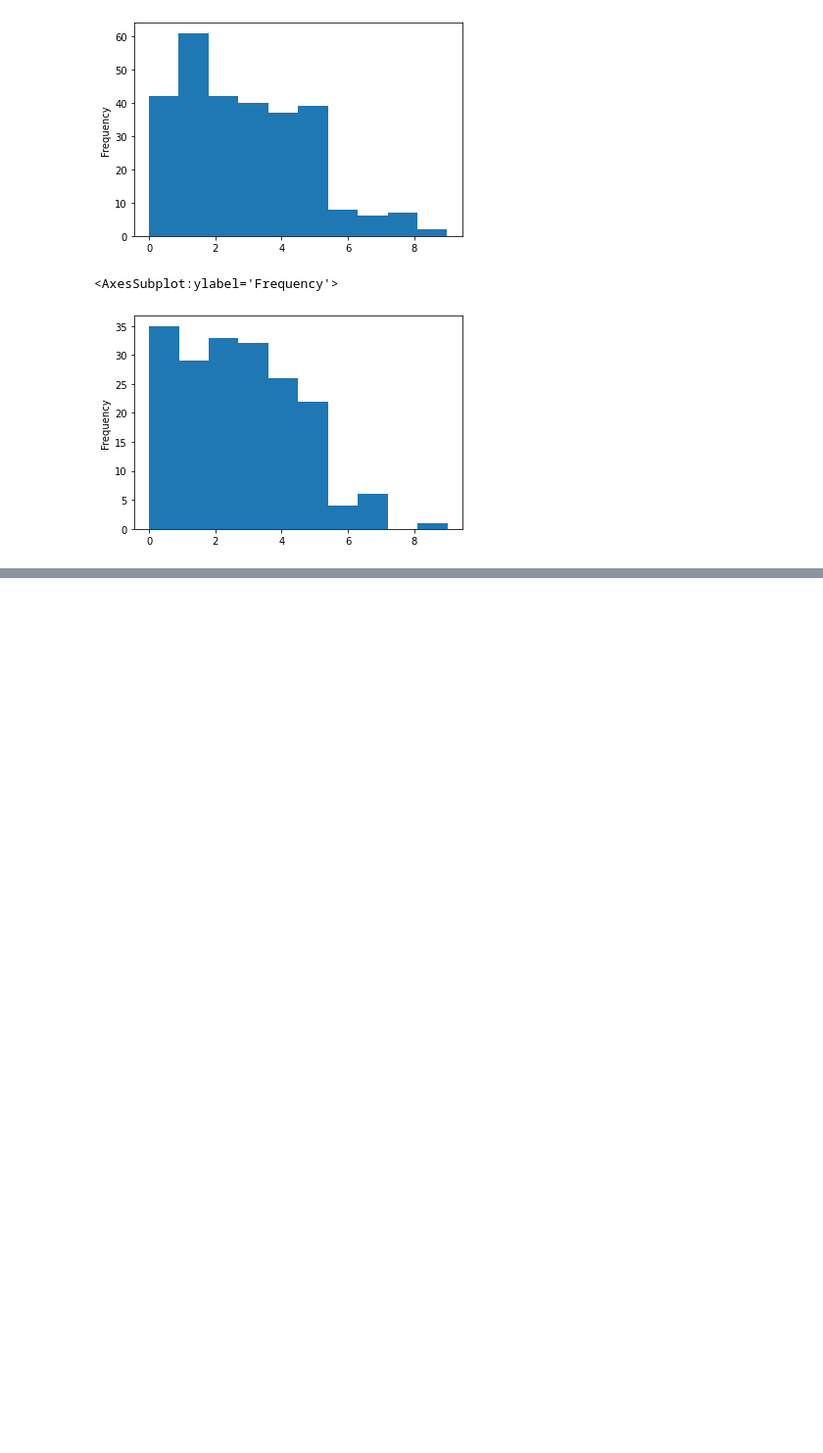
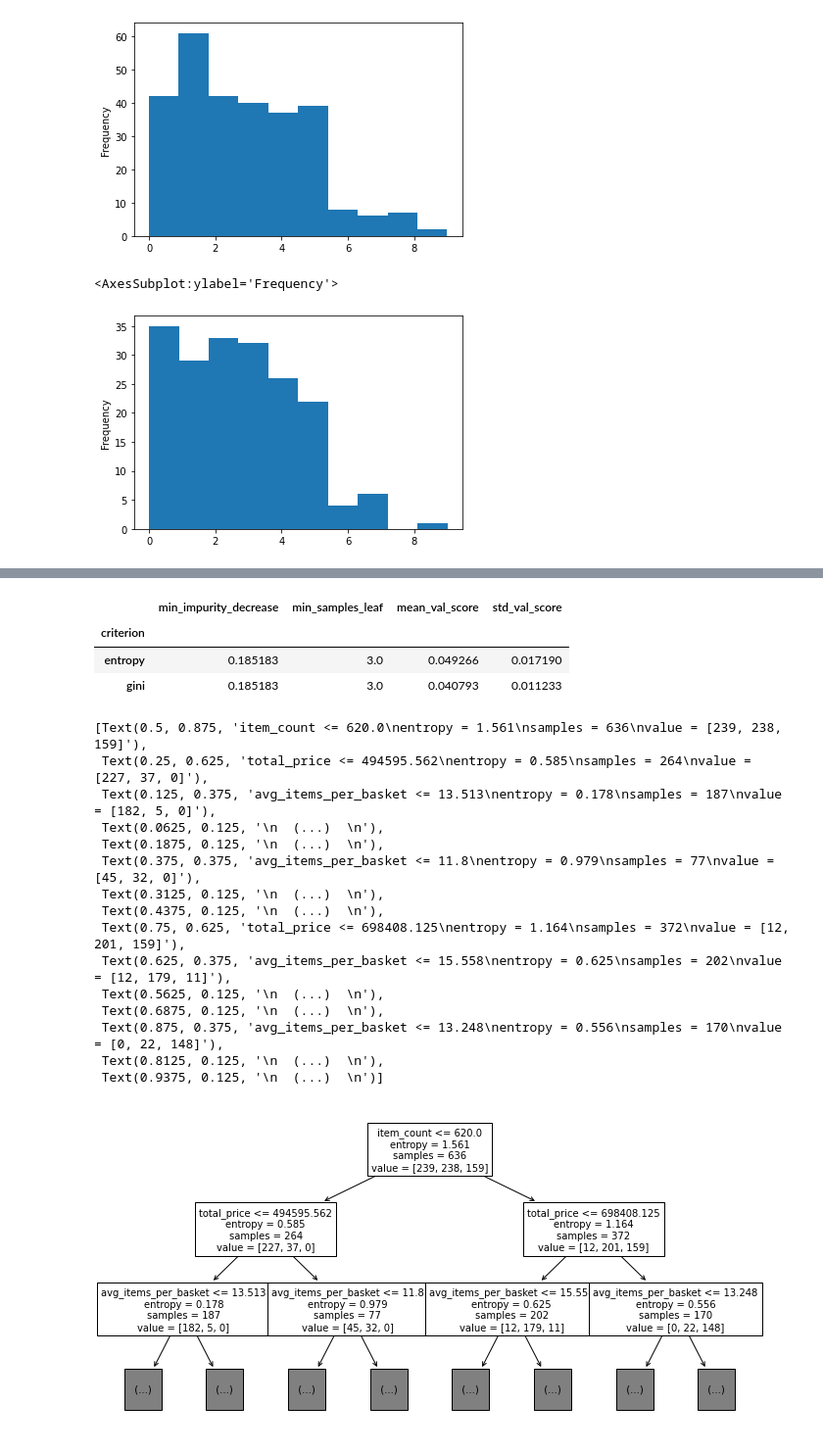
Before and after one commit to frankpietro/dm-project, a Jupyter notebook: DM_DonatiFrancaviglia_TASK3/predictive_labelling.ipynb, the cells around one changed output, grey strips where cells are left out. Shown at 98% size. Cells and saved outputs as stored; diff of their text form; code cells hidden in the pictures; blank space fills up the shorter version.

Commit message:
decision tree

```diff
--- a/DM_DonatiFrancaviglia_TASK3/predictive_labelling.ipynb
+++ b/DM_DonatiFrancaviglia_TASK3/predictive_labelling.ipynb
@@ -162,0 +164,29 @@ decision_tree_results_df.sort_values('mean_val_score')
+# %%
+decision_tree_results_df.groupby('criterion').mean()
+# %% [output]
+|  | min_impurity_decrease | min_samples_leaf | mean_val_score | std_val_score |
+| criterion |  |  |  |  |
+| entropy | 0.185183 | 3.0 | 0.049266 | 0.017190 |
+| gini | 0.185183 | 3.0 | 0.040793 | 0.011233 |
+# %%
+model = tree.DecisionTreeClassifier(criterion='entropy', min_impurity_decrease=0.01, min_samples_leaf=1, random_state=0)
+model.fit(x, y)
+plt.figure(figsize=(12, 6))
+tree.plot_tree(model, fontsize=10, max_depth=2, feature_names=train_x.columns)
+# %% [output]
+[Text(0.5, 0.875, 'item_count <= 620.0\nentropy = 1.561\nsamples = 636\nvalue = [239, 238, 159]'),
+ Text(0.25, 0.625, 'total_price <= 494595.562\nentropy = 0.585\nsamples = 264\nvalue = [227, 37, 0]'),
+ Text(0.125, 0.375, 'avg_items_per_basket <= 13.513\nentropy = 0.178\nsamples = 187\nvalue = [182, 5, 0]'),
+ Text(0.0625, 0.125, '\n  (...)  \n'),
+ Text(0.1875, 0.125, '\n  (...)  \n'),
+ Text(0.375, 0.375, 'avg_items_per_basket <= 11.8\nentropy = 0.979\nsamples = 77\nvalue = [45, 32, 0]'),
+ Text(0.3125, 0.125, '\n  (...)  \n'),
+ Text(0.4375, 0.125, '\n  (...)  \n'),
+ Text(0.75, 0.625, 'total_price <= 698408.125\nentropy = 1.164\nsamples = 372\nvalue = [12, 201, 159]'),
+ Text(0.625, 0.375, 'avg_items_per_basket <= 15.558\nentropy = 0.625\nsamples = 202\nvalue = [12, 179, 11]'),
+ Text(0.5625, 0.125, '\n  (...)  \n'),
+ Text(0.6875, 0.125, '\n  (...)  \n'),
+ Text(0.875, 0.375, 'avg_items_per_basket <= 13.248\nentropy = 0.556\nsamples = 170\nvalue = [0, 22, 148]'),
+ Text(0.8125, 0.125, '\n  (...)  \n'),
+ Text(0.9375, 0.125, '\n  (...)  \n')]
+[figure, added]
```
Also changed, not shown: parts of 8 cells of this notebook, 1 other file.
